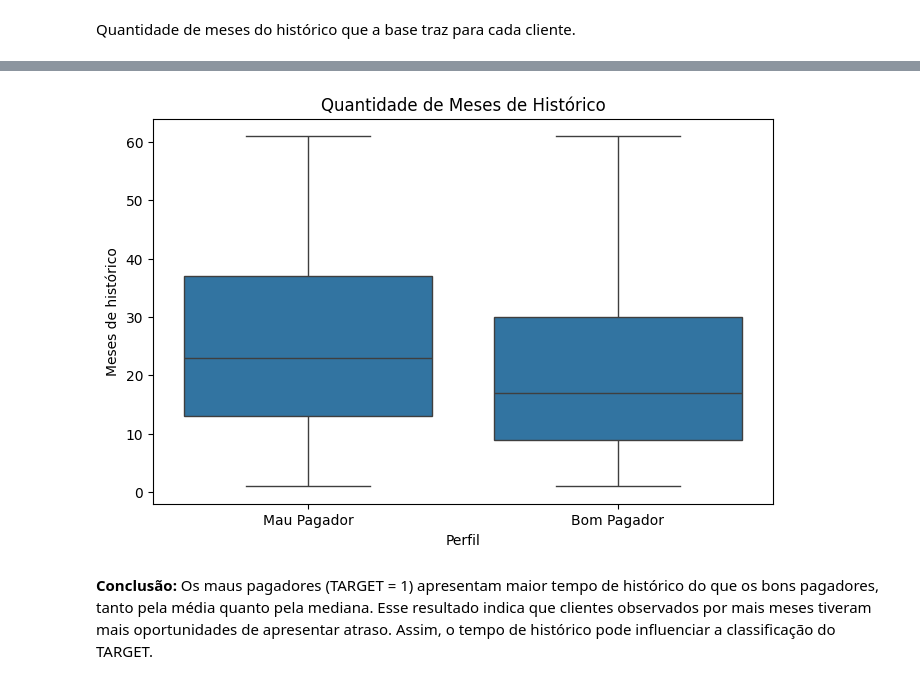
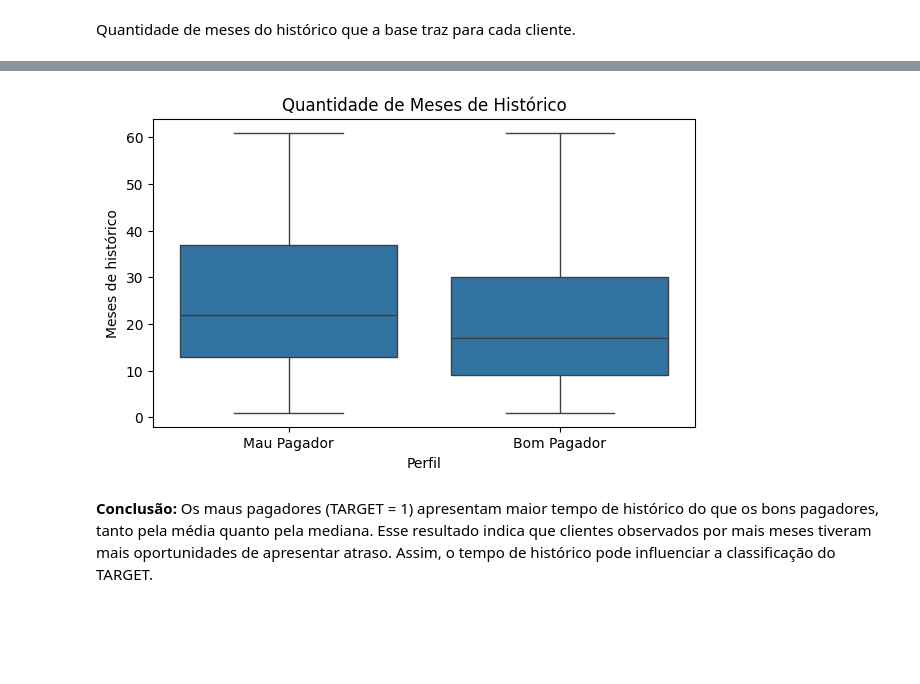
Before and after one commit to marciapaulasv-coder/TechChalenge, a Jupyter notebook: 01_eda.ipynb, the cells around one changed output, grey strips where cells are left out. Saved outputs shown, nothing was run; the diff lists cells and outputs as text; code cells hidden in the pictures; blank space fills up the shorter version.

```diff
--- a/01_eda.ipynb
+++ b/01_eda.ipynb
@@ -321,17 +323,17 @@ historico_clientes.groupby('TARGET')['MONTHS_BALANCE'].agg(['count', 'mean', 'me
 # %%
 historico_clientes['PERFIL'] = historico_clientes['TARGET'].map({0: 'Bom Pagador', 1: 'Mau Pagador'})
 
-plt.figure(figsize=(8, 5))
+plt.figure(figsize=(7, 4))
 
 sns.boxplot(data=historico_clientes, x='PERFIL', y='MONTHS_BALANCE')
 
 plt.title('Quantidade de Meses de Histórico')
 plt.xlabel('Perfil')
 plt.ylabel('Meses de histórico')
 
 plt.show()
 # %% [output]
-[figure, old version]
+[figure, new version]
 # %% [markdown]
 **Conclusão:** Os maus pagadores (TARGET = 1) apresentam maior tempo de histórico do que os bons pagadores, tanto pela média quanto pela mediana. Esse resultado indica que clientes observados por mais meses tiveram mais oportunidades de apresentar atraso. Assim, o tempo de histórico pode influenciar a classificação do TARGET.
 # %% [markdown]
```
Also changed, not shown: parts of 61 cells of this notebook.
